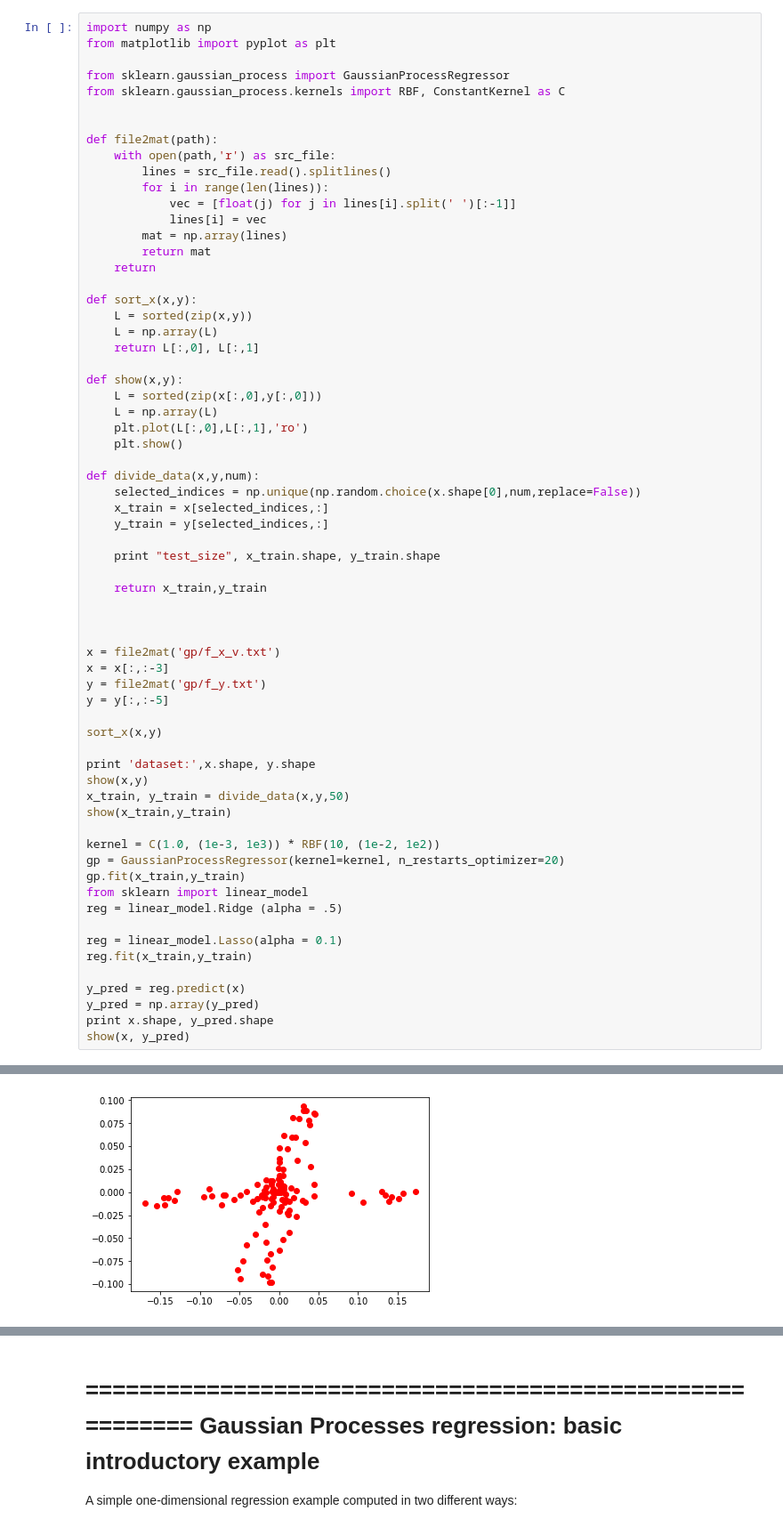
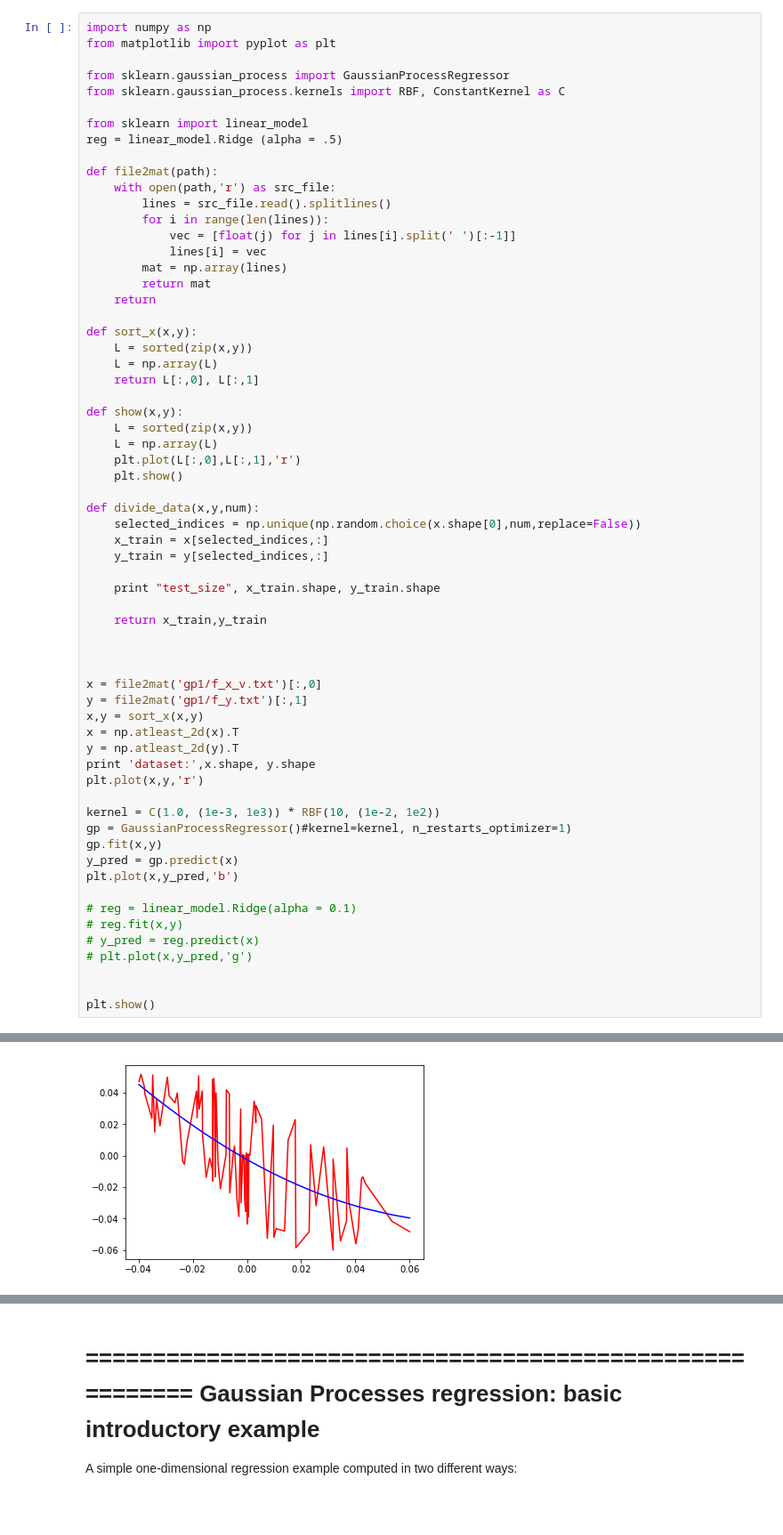
Before and after one commit to rmqlife/intention_extract, a Jupyter notebook: gp_test.ipynb, the cells around one changed output, grey strips where cells are left out. Shown at 89% size. Saved outputs shown, nothing was run; the diff lists cells and outputs as text.

```diff
--- a/gp_test.ipynb
+++ b/gp_test.ipynb
@@ -5,6 +5,8 @@ from matplotlib import pyplot as plt
 from sklearn.gaussian_process import GaussianProcessRegressor
 from sklearn.gaussian_process.kernels import RBF, ConstantKernel as C
 
+from sklearn import linear_model
+reg = linear_model.Ridge (alpha = .5)
 
 def file2mat(path):
     with open(path,'r') as src_file:
@@ -22,9 +24,9 @@ def sort_x(x,y):
     return L[:,0], L[:,1]
 
 def show(x,y):
-    L = sorted(zip(x[:,0],y[:,0]))
+    L = sorted(zip(x,y))
     L = np.array(L)
-    plt.plot(L[:,0],L[:,1],'ro')
+    plt.plot(L[:,0],L[:,1],'r')
     plt.show()
 
 def divide_data(x,y,num):
@@ -38,29 +40,25 @@ def divide_data(x,y,num):
 
 
 
-x = file2mat('gp/f_x_v.txt')
-x = x[:,:-3]
-y = file2mat('gp/f_y.txt')
-y = y[:,:-5]
-
-sort_x(x,y)
-
+x = file2mat('gp1/f_x_v.txt')[:,0]
+y = file2mat('gp1/f_y.txt')[:,1]
+x,y = sort_x(x,y)
+x = np.atleast_2d(x).T
+y = np.atleast_2d(y).T
 print 'dataset:',x.shape, y.shape
-show(x,y)
-x_train, y_train = divide_data(x,y,50)
-show(x_train,y_train)
+plt.plot(x,y,'r')
 
 kernel = C(1.0, (1e-3, 1e3)) * RBF(10, (1e-2, 1e2))
-gp = GaussianProcessRegressor(kernel=kernel, n_restarts_optimizer=20)
-gp.fit(x_train,y_train)
-from sklearn import linear_model
-reg = linear_model.Ridge (alpha = .5)
+gp = GaussianProcessRegressor()#kernel=kernel, n_restarts_optimizer=1)
+gp.fit(x,y)
+y_pred = gp.predict(x)
+plt.plot(x,y_pred,'b')
 
-reg = linear_model.Lasso(alpha = 0.1)
-reg.fit(x_train,y_train)
+# reg = linear_model.Ridge(alpha = 0.1)
+# reg.fit(x,y)
+# y_pred = reg.predict(x)
+# plt.plot(x,y_pred,'g')
 
-y_pred = reg.predict(x)
-y_pred = np.array(y_pred)
-print x.shape, y_pred.shape
-show(x, y_pred)
+
+plt.show()
 # %% [output]
@@ -68 +66 @@ dataset: (143, 1) (143, 1)
-[figure, old version]
+[figure, new version]
```
Also changed, not shown: parts of 1 cell of this notebook.
